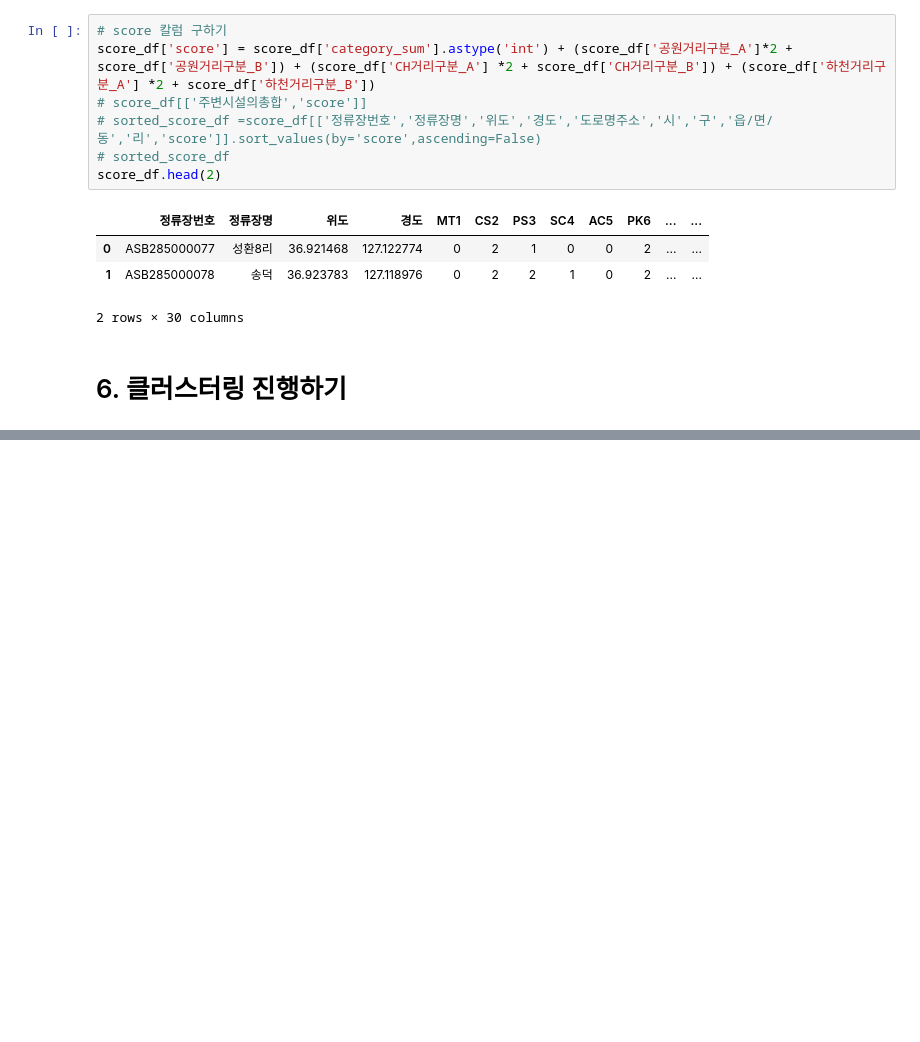
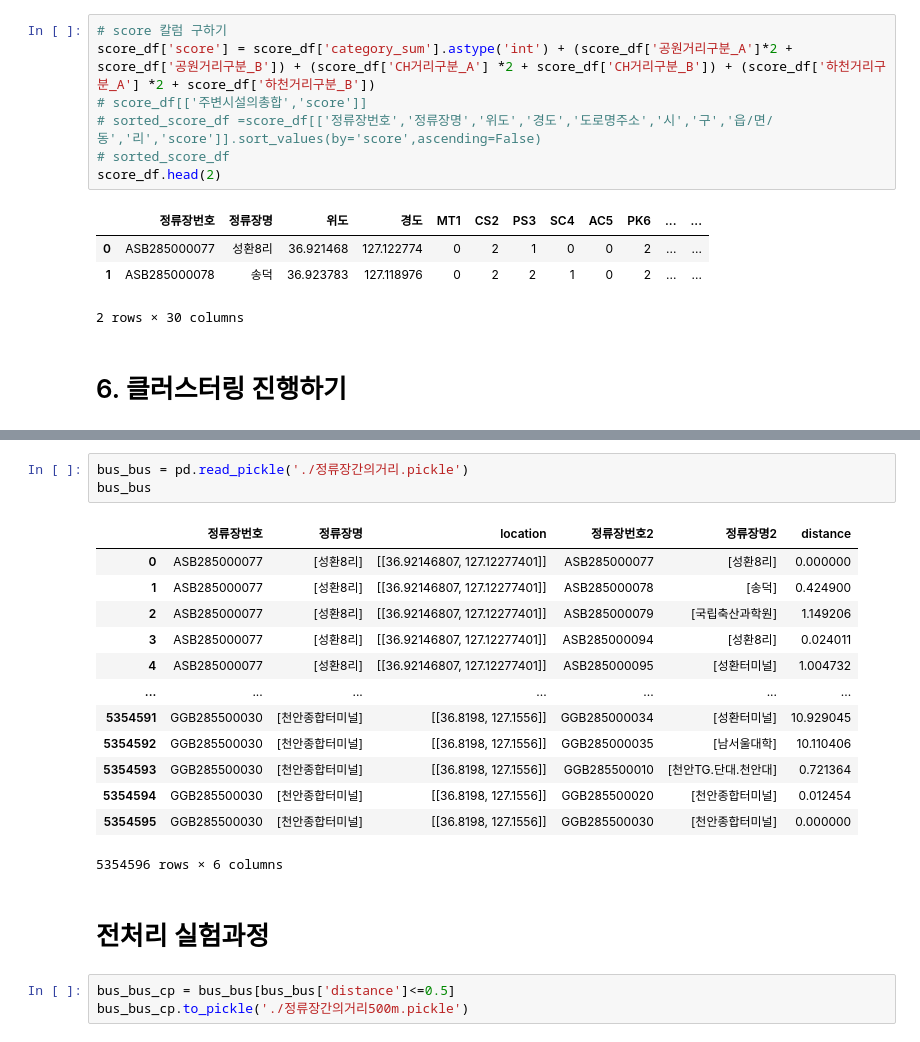
Before and after one commit to LGHelloVisionProj/Data_Visualization, a Jupyter notebook: 천안시_CodeDir/정리2.ipynb, the cells around one changed output, grey strips where cells are left out. Drawn from its saved outputs; the diff is of its cells as text; blank space fills up the shorter version.

```diff
--- a/천안시_CodeDir/정리2.ipynb
+++ b/천안시_CodeDir/정리2.ipynb
@@ -412,0 +850,22 @@ score_df.head(2)
+# %%
+bus_bus = pd.read_pickle('./정류장간의거리.pickle')
+bus_bus
+# %% [output]
+|  | 정류장번호 | 정류장명 | location | 정류장번호2 | 정류장명2 | distance |
+| 0 | ASB285000077 | [성환8리] | [[36.92146807, 127.12277401]] | ASB285000077 | [성환8리] | 0.000000 |
+| 1 | ASB285000077 | [성환8리] | [[36.92146807, 127.12277401]] | ASB285000078 | [송덕] | 0.424900 |
+| 2 | ASB285000077 | [성환8리] | [[36.92146807, 127.12277401]] | ASB285000079 | [국립축산과학원] | 1.149206 |
+| 3 | ASB285000077 | [성환8리] | [[36.92146807, 127.12277401]] | ASB285000094 | [성환8리] | 0.024011 |
+| 4 | ASB285000077 | [성환8리] | [[36.92146807, 127.12277401]] | ASB285000095 | [성환터미널] | 1.004732 |
+| ... | ... | ... | ... | ... | ... | ... |
+| 5354591 | GGB285500030 | [천안종합터미널] | [[36.8198, 127.1556]] | GGB285000034 | [성환터미널] | 10.929045 |
+| 5354592 | GGB285500030 | [천안종합터미널] | [[36.8198, 127.1556]] | GGB285000035 | [남서울대학] | 10.110406 |
+| 5354593 | GGB285500030 | [천안종합터미널] | [[36.8198, 127.1556]] | GGB285500010 | [천안TG.단대.천안대] | 0.721364 |
+| 5354594 | GGB285500030 | [천안종합터미널] | [[36.8198, 127.1556]] | GGB285500020 | [천안종합터미널] | 0.012454 |
+| 5354595 | GGB285500030 | [천안종합터미널] | [[36.8198, 127.1556]] | GGB285500030 | [천안종합터미널] | 0.000000 |
+5354596 rows × 6 columns
+# %% [markdown]
+# 전처리 실험과정
+# %%
+bus_bus_cp = bus_bus[bus_bus['distance']<=0.5]
+bus_bus_cp.to_pickle('./정류장간의거리500m.pickle')
```
Also changed, not shown: parts of 46 cells of this notebook, 1 other file.
